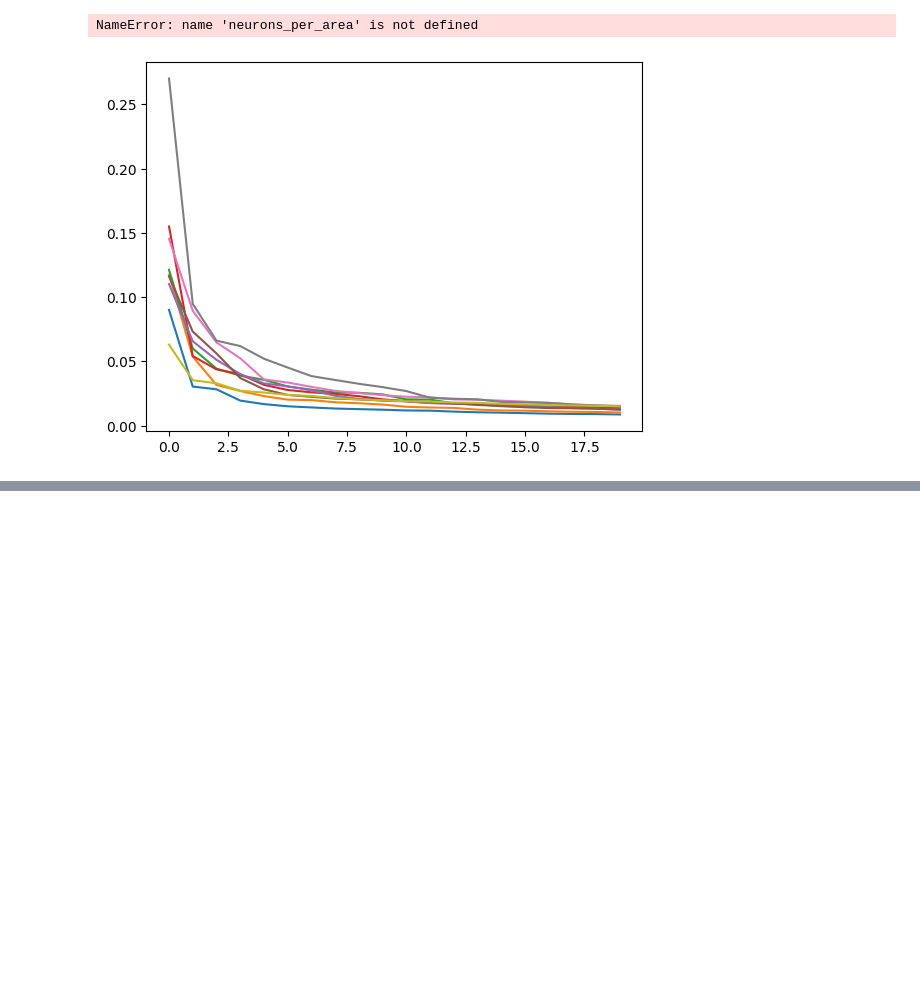
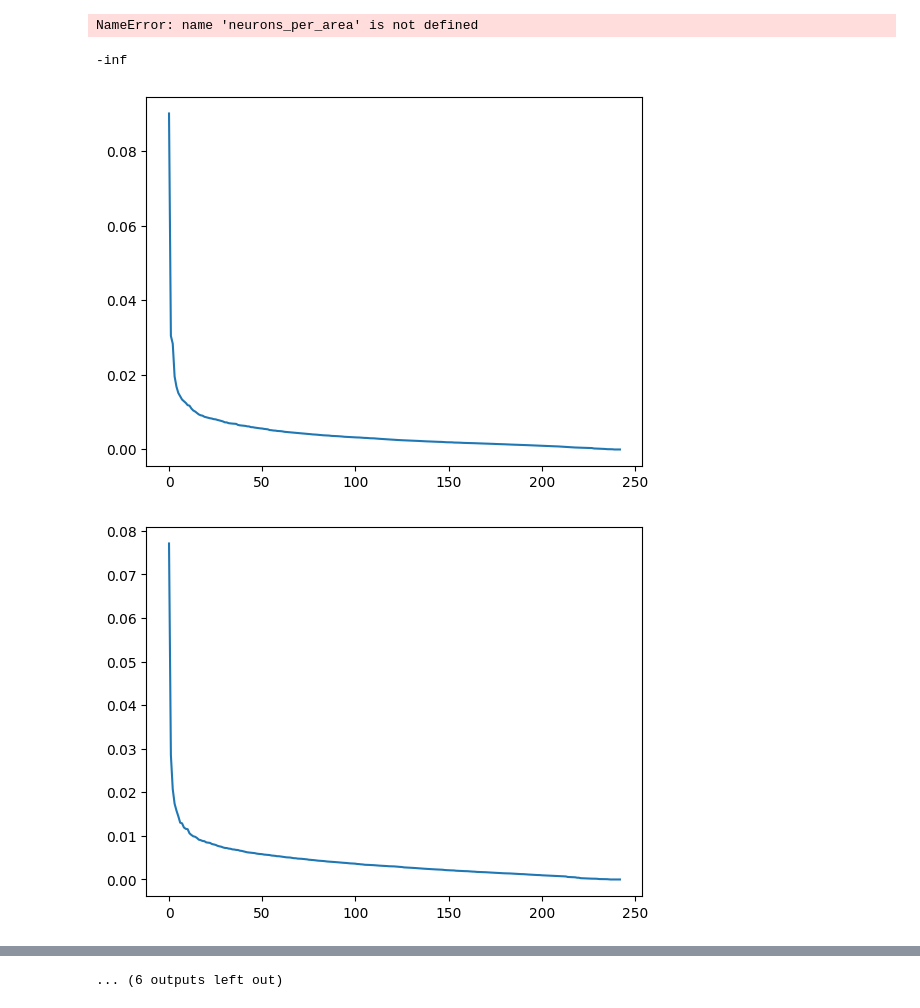
Before and after one commit to ja-94/psychedelics, a Jupyter notebook: 02_PCA.ipynb, the cells around one changed output, grey strips where cells are left out. Saved outputs shown, nothing was run; the diff lists cells and outputs as text; code cells hidden in the pictures; blank space fills up the shorter version.

```diff
--- a/02_PCA.ipynb
+++ b/02_PCA.ipynb
@@ -685,38 +686,59 @@ for pid in psychedelic_insertions_spikes:
     # spikes, clusters, channels = ssl.load_spike_sorting()
     # print (spikes)
 #
+# %%
+np.log2(0)
+# %% [output]
+-inf
 # %%
 #From Davide
 import pandas as pd
 import numpy as np
 from sklearn.decomposition import PCA
 from sklearn.preprocessing import MinMaxScaler
 from psychedelic_functions import fetch_spikes, _get_binned_spike_counts
+from psychedelic_functions import combine_regions
+from scipy.stats import entropy
 
 df_spikes = pd.read_pickle('data/spike_times.pkl')
+
 df_timings = pd.read_csv('metadata/protocol_timings.csv').set_index('eid')
 # Keep only spikes from experiments with have valid timings
 df_spikes = df_spikes[np.isin(df_spikes['eid'], df_timings.dropna().index)]
-# Deicde on time range to consider (& bin width for spike counts)
-args = {'start': f'spontaneous_start_00', 'stop': f'spontaneous_stop_00'}
-# Get those timings from the timings dataframe
-for event in args.values():
-        df_spikes[event] = df_spikes['eid'].apply(lambda x: df_timings.loc[x][event])
-# Add dt arg to args dict
-args['dt'] = 0.1
-fig, ax = plt.subplots()
-# Pick a single session
-for idx, session in df_spikes.groupby('eid'):
-    # Get binned counts for the desired interval for each unit
-    sp00_spike_counts = session.apply(_get_binned_spike_counts, **args, axis='columns')
-    X = np.column_stack(sp00_spike_counts)  # convert it to 2D array w/ units as columns
-    # Min-max normalize
-    scaler = MinMaxScaler()
-    X_norm = scaler.fit_transform(X)
-    # PCA
-    pca = PCA(n_components=20)
-    pca.fit(X_norm)
-    # Skree plot
-    ax.plot(pca.explained_variance_ratio_)
+variances = []
+for idx, session in df_spikes.groupby(['eid']):
+
+    if len(session)<20:
+        continue
+
+    dict_var = {'eid': idx[0]}
+    for epoch in [0,1]:
+        # Deicde on time range to consider (& bin width for spike counts)
+        args = {'start': f'spontaneous_start_0{epoch}', 'stop': f'spontaneous_stop_0{epoch}'}
+        # Get those timings from the timings dataframe
+        for event in args.values():
+                session[event] = session['eid'].apply(lambda x: df_timings.loc[x][event])
+        # Add dt arg to args dict
+        args['dt'] = 0.1
+        fig, ax = plt.subplots()
+        # Get binned counts for the desired interval for each unit
+        sp00_spike_counts = session.apply(_get_binned_spike_counts, **args, axis='columns')
+        X = np.column_stack(sp00_spike_counts)  # convert it to 2D array w/ units as columns
+        # Min-max normalize
+        scaler = MinMaxScaler()
+        X_norm = scaler.fit_transform(X)
+        # PCA
+        pca = PCA()
+        pca.fit(X_norm)
+        # Skree plot
+        ax.plot(pca.explained_variance_ratio_)
+        [tau], _ = scipy.optimize.curve_fit(exponential, np.arange(pca.n_components_), pca.explained_variance_ratio_/pca.explained_variance_ratio_[0])
+
+        dict_var[f'pc1_{epoch}'] = pca.explained_variance_ratio_[0]
+        dict_var[f'pcs_{epoch}'] = pca.explained_variance_ratio_
+        dict_var[f'tau_{epoch}'] = tau
+        dict_var[f'ngsc_{epoch}'] = entropy(pca.explained_variance_ratio_) / np.log2(pca.n_components_)
+    variances.append (dict_var)
 # %% [output]
-[figure, old version]
+[figure, new version]
+[figure, added]
@@ -722,0 +755 @@ for idx, session in df_spikes.groupby('eid'):
+... (6 outputs left out)
```
Also changed, not shown: parts of 12 cells of this notebook, 1 other file.
